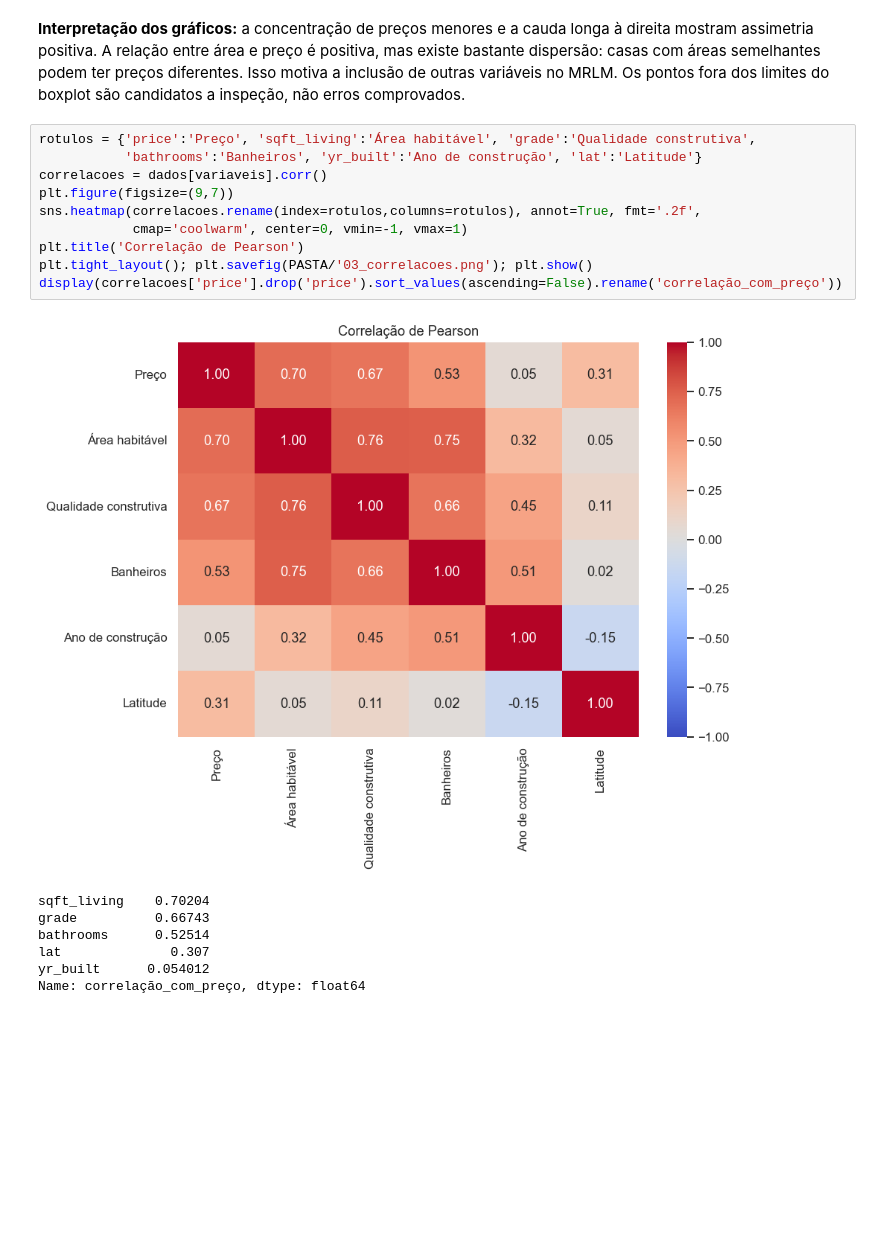
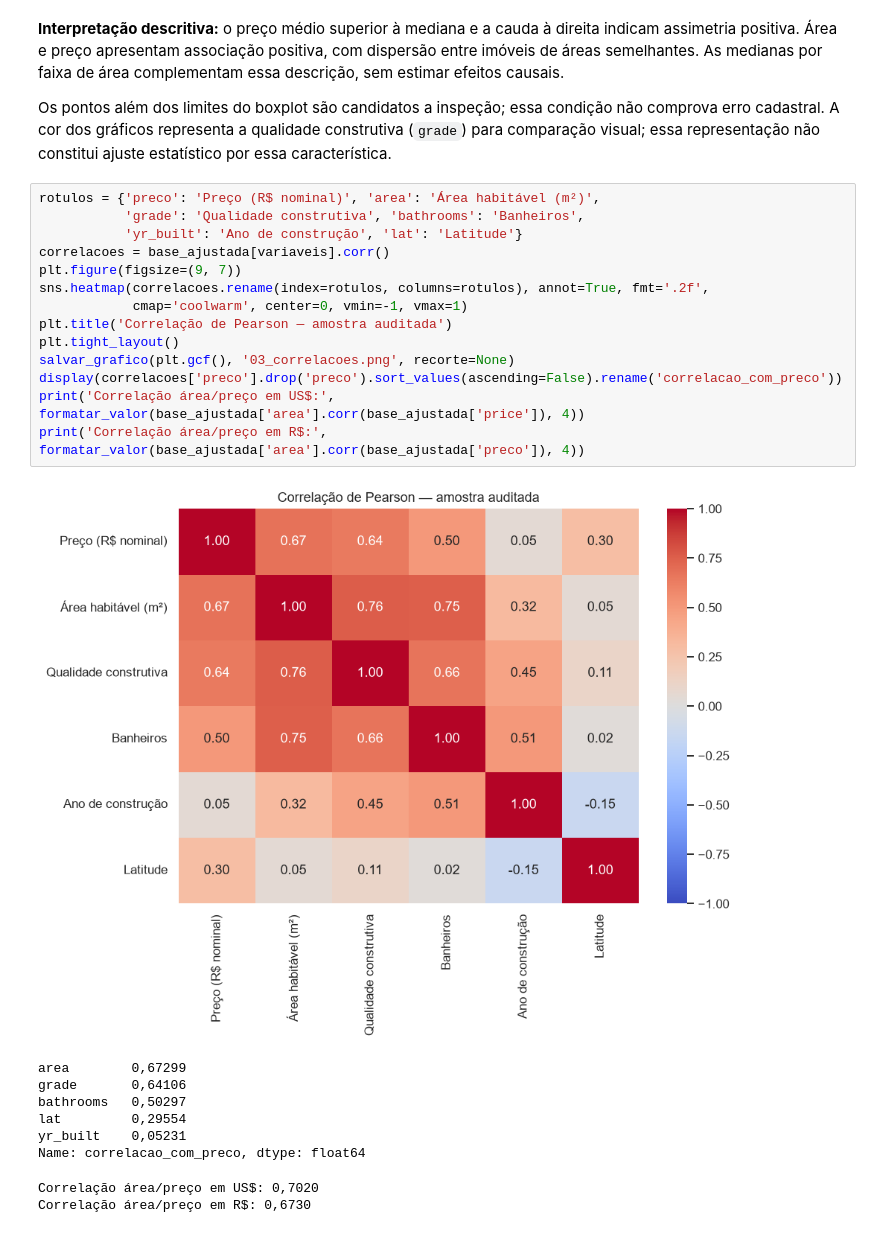
Before and after one commit to igor-xmchaves/analise_house_sales, a Jupyter notebook: house_sales.ipynb, the cells around one changed output. Cells and saved outputs as stored; diff of their text form; blank space fills up the shorter version.

```diff
--- a/house_sales.ipynb
+++ b/house_sales.ipynb
@@ -519,20 +783,28 @@ plt.show()
 # %% [markdown]
-**Interpretação dos gráficos:** a concentração de preços menores e a cauda longa à direita mostram assimetria positiva. A relação entre área e preço é positiva, mas existe bastante dispersão: casas com áreas semelhantes podem ter preços diferentes. Isso motiva a inclusão de outras variáveis no MRLM. Os pontos fora dos limites do boxplot são candidatos a inspeção, não erros comprovados.
+**Interpretação descritiva:** o preço médio superior à mediana e a cauda à direita indicam assimetria positiva. Área e preço apresentam associação positiva, com dispersão entre imóveis de áreas semelhantes. As medianas por faixa de área complementam essa descrição, sem estimar efeitos causais.
+
+Os pontos além dos limites do boxplot são candidatos a inspeção; essa condição não comprova erro cadastral. A cor dos gráficos representa a qualidade construtiva (`grade`) para comparação visual; essa representação não constitui ajuste estatístico por essa característica.
 # %%
-rotulos = {'price':'Preço', 'sqft_living':'Área habitável', 'grade':'Qualidade construtiva',
-           'bathrooms':'Banheiros', 'yr_built':'Ano de construção', 'lat':'Latitude'}
-correlacoes = dados[variaveis].corr()
-plt.figure(figsize=(9,7))
-sns.heatmap(correlacoes.rename(index=rotulos,columns=rotulos), annot=True, fmt='.2f',
+rotulos = {'preco': 'Preço (R$ nominal)', 'area': 'Área habitável (m²)',
+           'grade': 'Qualidade construtiva', 'bathrooms': 'Banheiros',
+           'yr_built': 'Ano de construção', 'lat': 'Latitude'}
+correlacoes = base_ajustada[variaveis].corr()
+plt.figure(figsize=(9, 7))
+sns.heatmap(correlacoes.rename(index=rotulos, columns=rotulos), annot=True, fmt='.2f',
             cmap='coolwarm', center=0, vmin=-1, vmax=1)
-plt.title('Correlação de Pearson')
-plt.tight_layout(); plt.savefig(PASTA/'03_correlacoes.png'); plt.show()
-display(correlacoes['price'].drop('price').sort_values(ascending=False).rename('correlação_com_preço'))
+plt.title('Correlação de Pearson — amostra auditada')
+plt.tight_layout()
+salvar_grafico(plt.gcf(), '03_correlacoes.png', recorte=None)
+display(correlacoes['preco'].drop('preco').sort_values(ascending=False).rename('correlacao_com_preco'))
+print('Correlação área/preço em US$:', formatar_valor(base_ajustada['area'].corr(base_ajustada['price']), 4))
+print('Correlação área/preço em R$:', formatar_valor(base_ajustada['area'].corr(base_ajustada['preco']), 4))
 # %% [output]
-[figure, old version]
+[figure, new version]
-sqft_living    0.70204
-grade          0.66743
-bathrooms      0.52514
-lat              0.307
-yr_built      0.054012
-Name: correlação_com_preço, dtype: float64
+area        0,67299
+grade       0,64106
+bathrooms   0,50297
+lat         0,29554
+yr_built    0,05231
+Name: correlacao_com_preco, dtype: float64
+Correlação área/preço em US$: 0,7020
+Correlação área/preço em R$: 0,6730
```
Also changed, not shown: parts of 45 cells of this notebook, 27 other files.
